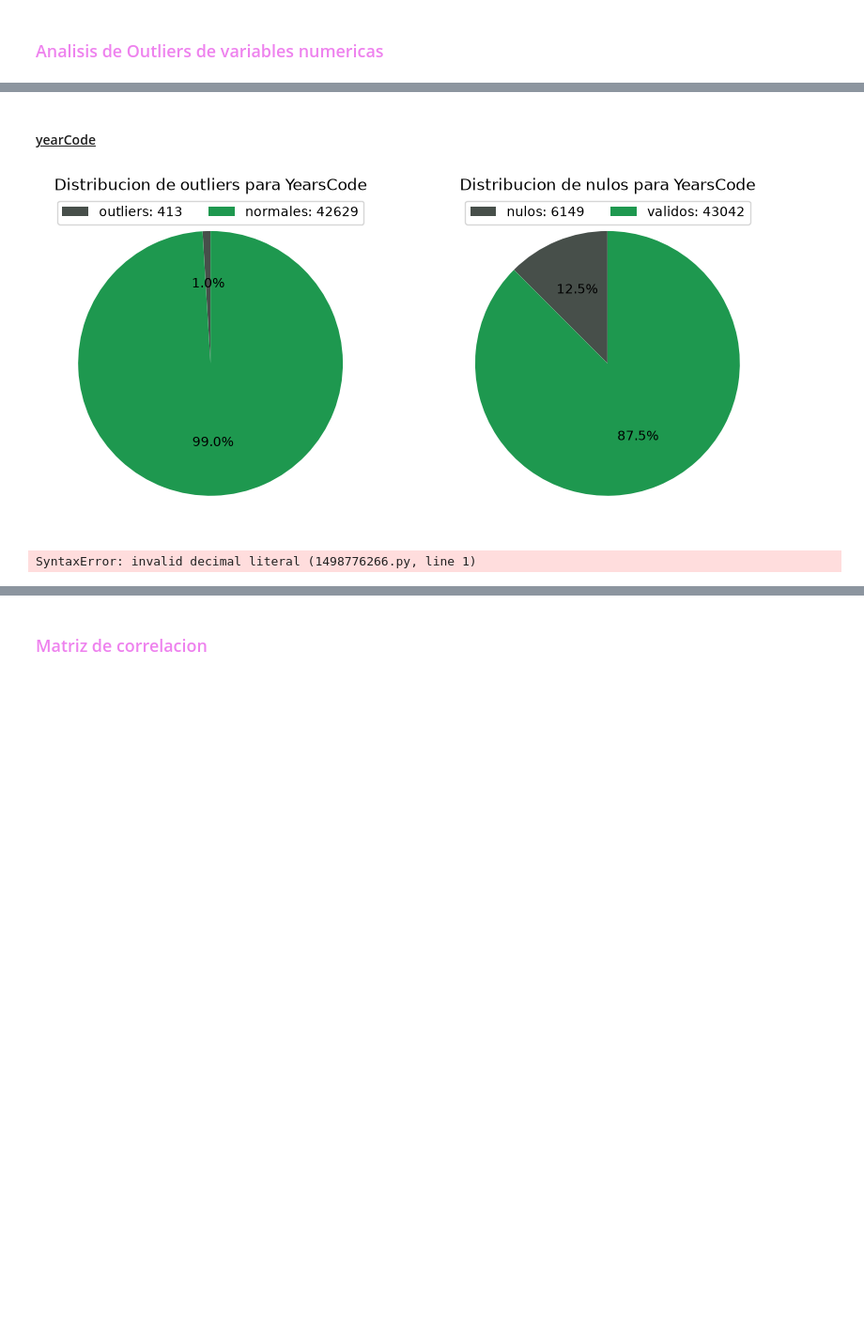
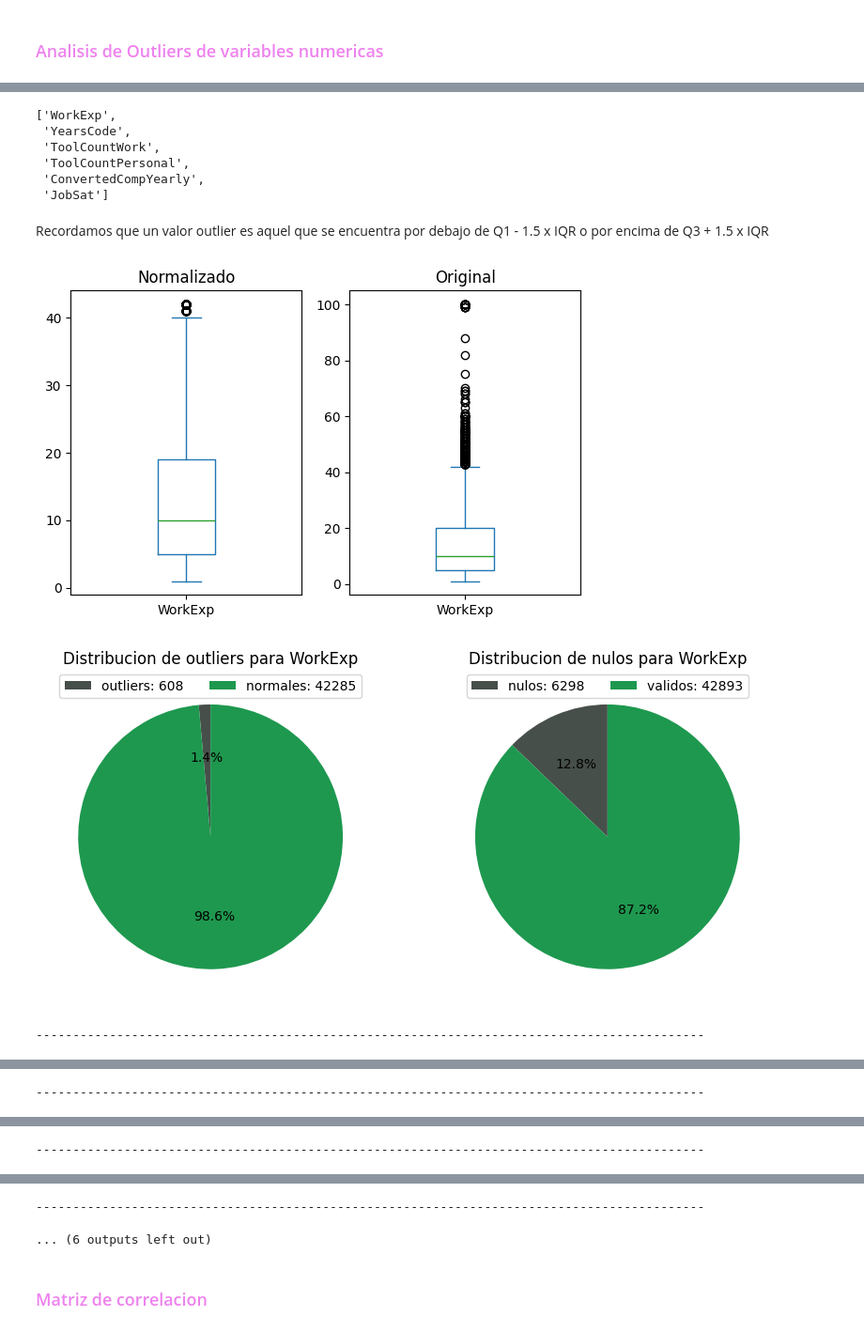
Before and after one commit to gonbenini/ciencia-datos-tpe, a Jupyter notebook: entregable.ipynb, the cells around one changed output, grey strips where cells are left out. Shown at 94% size. Cells and saved outputs as stored; diff of their text form; code cells hidden in the pictures; blank space fills up the shorter version.

```diff
--- a/entregable.ipynb
+++ b/entregable.ipynb
@@ -261,21 +217,25 @@ plt.show()
-# %% [markdown]
-<h4><u>yearCode
-# %%
-utils.graph_nulls_outliers(df, 'YearsCode')
-# %% [output]
-[figure, removed]
-# %%
-8_, norm = utils.get_ranges(df, 'YearsCode')
-_, ax = plt.subplots(1, 2, figsize=(6, 4))
-norm['YearsCode'].plot(kind='box', ax=ax[0])
-ax[0].set_xlim(0.7, 1.3)
-ax[0].set_title('Normalizado')
-
-df['YearsCode'].plot(kind='box', ax=ax[1])
-ax[1].set_xlim(0.7, 1.3)
-ax[1].set_title('Original')
-
-plt.tight_layout()
-plt.show()
-# %% [output]
-SyntaxError: invalid decimal literal (1498776266.py, line 1)
+# %%
+cols = df.columns[~df.columns.str.startswith(('TechEndorse_', 'TechOppose_', 'JobSatPoints_'))].to_list()
+cols_numerics = df[cols].select_dtypes(include='number').columns.to_list()
+cols_numerics.pop(cols_numerics.index('CompTotal'))
+cols_numerics
+# %% [output]
+['WorkExp',
+ 'YearsCode',
+ 'ToolCountWork',
+ 'ToolCountPersonal',
+ 'ConvertedCompYearly',
+ 'JobSat']
+# %% [markdown]
+Recordamos que un valor outlier es aquel que se encuentra por debajo de Q1 - 1.5 x IQR o por encima de Q3 + 1.5 x IQR
+# %%
+for i in cols_numerics:
+    utils.box_plot_comparative(df, i)
+    utils.graph_nulls_outliers(df, i)
+    out, _ = utils.get_ranges(df, i)
+    df = df.drop(out.index)
+    print('-------------------------------------------------------------------------------------------')
+# %% [output]
+[figure, added]
+[figure, added]
+-------------------------------------------------------------------------------------------
@@ -281,0 +244 @@ SyntaxError: invalid decimal literal (1498776266.py, line 1)
+-------------------------------------------------------------------------------------------
@@ -281,0 +247 @@ SyntaxError: invalid decimal literal (1498776266.py, line 1)
+-------------------------------------------------------------------------------------------
@@ -282,3 +250,5 @@ SyntaxError: invalid decimal literal (1498776266.py, line 1)
+-------------------------------------------------------------------------------------------
+... (6 outputs left out)
 # %% [markdown]
 <h3 style="color: violet;">Matriz de correlacion
 # %% [markdown]
```
Also changed, not shown: parts of 42 cells of this notebook, 1 other file.
